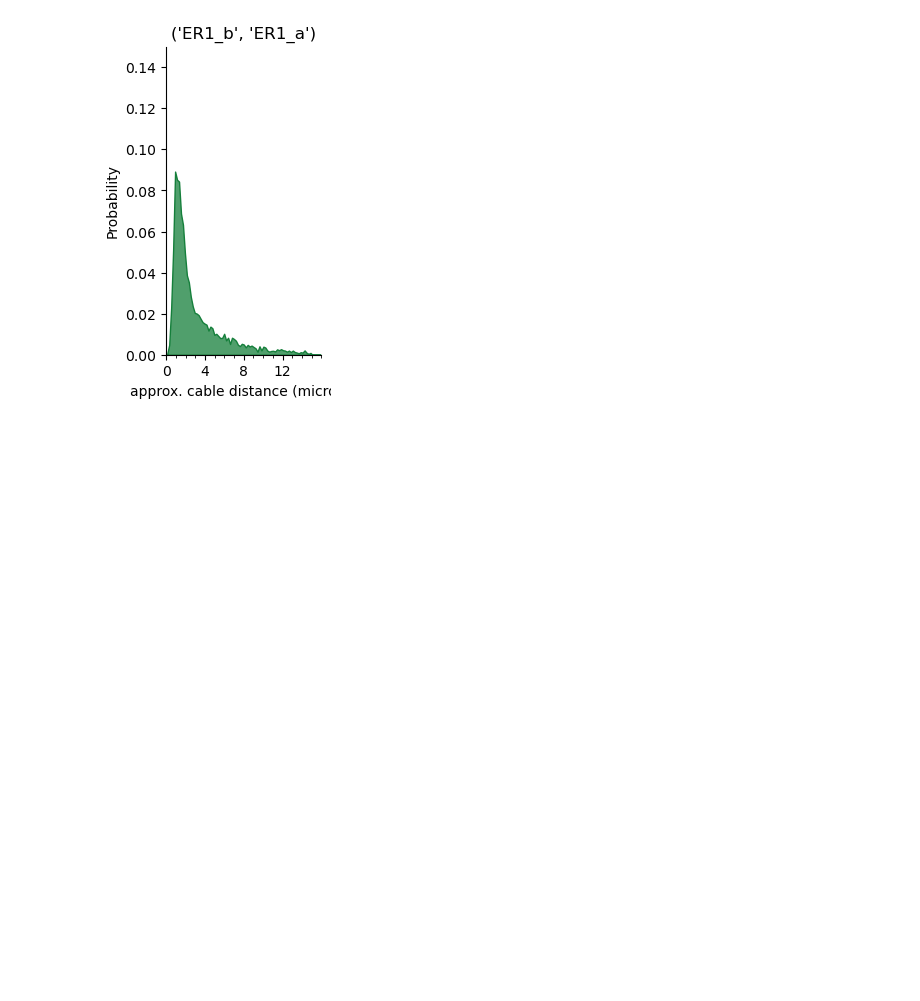
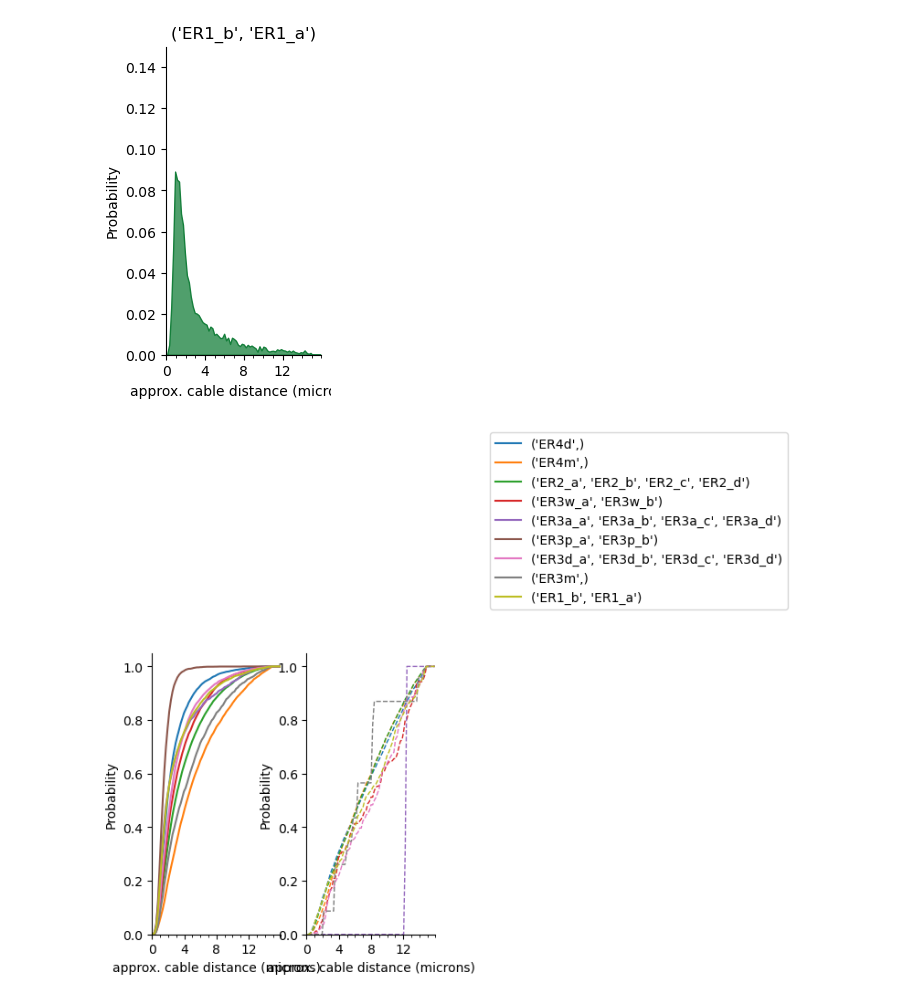
Before and after one commit to yfisher-lab/NeuromodPlasticity, a Jupyter notebook: NeuromodPlasticity/figures/connectomics/synapse_distance.ipynb, the cells around one changed output. Drawn from its saved outputs; the diff is of its cells as text; code cells hidden in the pictures; blank space fills up the shorter version.

```diff
--- a/NeuromodPlasticity/figures/connectomics/synapse_distance.ipynb
+++ b/NeuromodPlasticity/figures/connectomics/synapse_distance.ipynb
@@ -402,3 +402,50 @@ for i, type in enumerate(groups):
 [figure]
 [figure]
 [figure]
+# %%
+groups = (('ER4d',), ('ER4m',),
+          ('ER2_a', 'ER2_b', 'ER2_c', 'ER2_d'),
+          ('ER3w_a', 'ER3w_b'), ('ER3a_a', 'ER3a_b', 'ER3a_c', 'ER3a_d'),
+          ('ER3p_a', 'ER3p_b'),
+          ('ER3d_a', 'ER3d_b', 'ER3d_c', 'ER3d_d'),
+          ('ER3m',),
+          ('ER1_b', 'ER1_a'))
+
+fig, ax = plt.subplots(1,2, figsize=[4,4])
+plot_df = df.loc[df['source']=='el']
+bins = np.linspace(0,16,80)
+for i, type in enumerate(groups):
+
+
+    sns.histplot(data=plot_df.loc[plot_df['er'].isin(type)],
+                 x='distances', bins=bins, ax=ax[0], fill=False,
+                 stat='probability', element='poly', common_norm=False,
+                 cumulative=True)
+
+
+# ax.set_ylim([0,.15])
+
+fig.legend(groups, bbox_to_anchor=(1.05, 1), loc='lower left', borderaxespad=0.)
+
+# fig, ax = plt.subplots()
+exr2_df = df.loc[df['source']=='exr2']
+for i, type in enumerate(groups):
+
+    sns.histplot(data=exr2_df.loc[exr2_df['er'].isin(type)],
+             x='distances', bins=bins, ax=ax[1], fill=False,
+             stat='probability', element='poly', common_norm=False,
+             cumulative=True, linestyle='--', linewidth=1)
+
+for a in ax.flatten():
+    a.set_xlabel('approx. cable distance (microns)')
+    a.set_xticks([0,4,8,12])
+    a.xaxis.set_minor_locator(AutoMinorLocator())
+
+    # ax.set_title(type)
+    a.spines['top'].set_visible(False)
+    a.spines['right'].set_visible(False)
+    a.set_xlim([0,16])
+
+fig.savefig(figfolder / 'all_dist_to_EPG_syn_cumulative.pdf', bbox_inches='tight')
+# %% [output]
+[figure, added]
```
Also changed, not shown: 2 other files.
